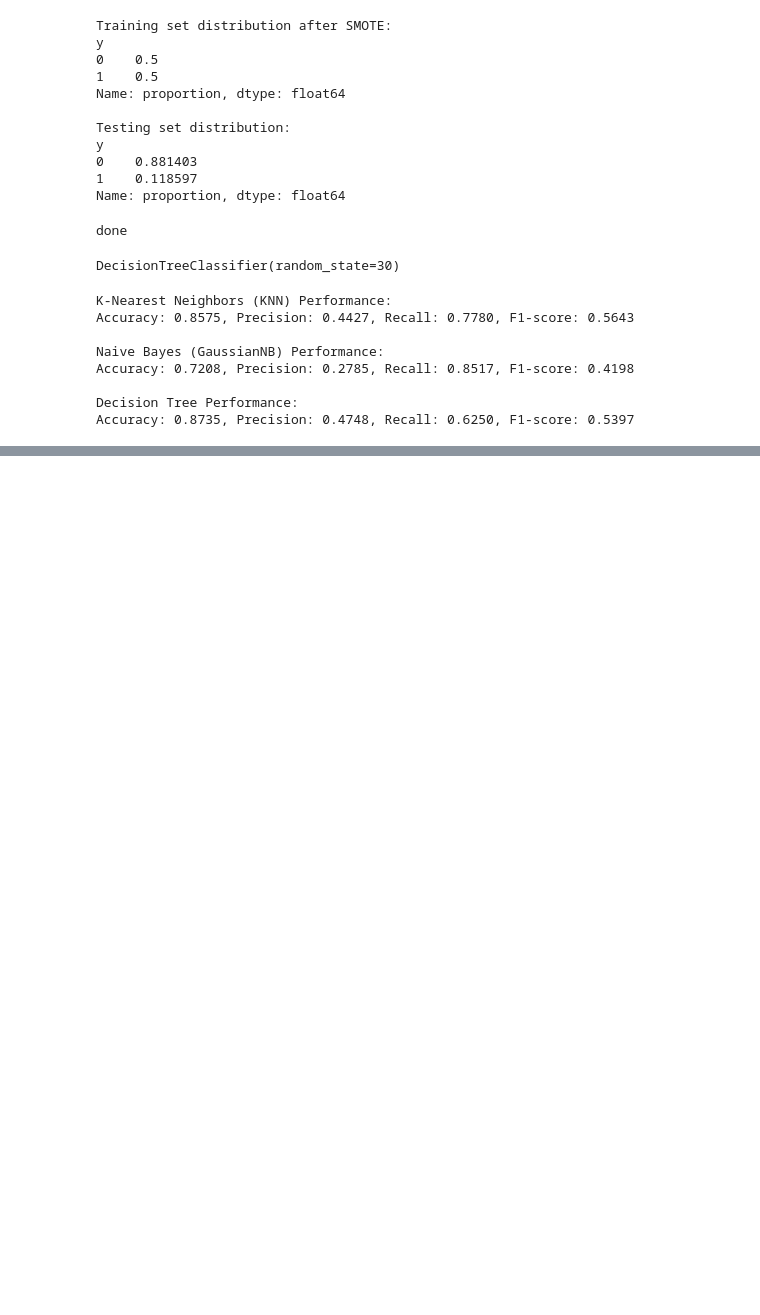
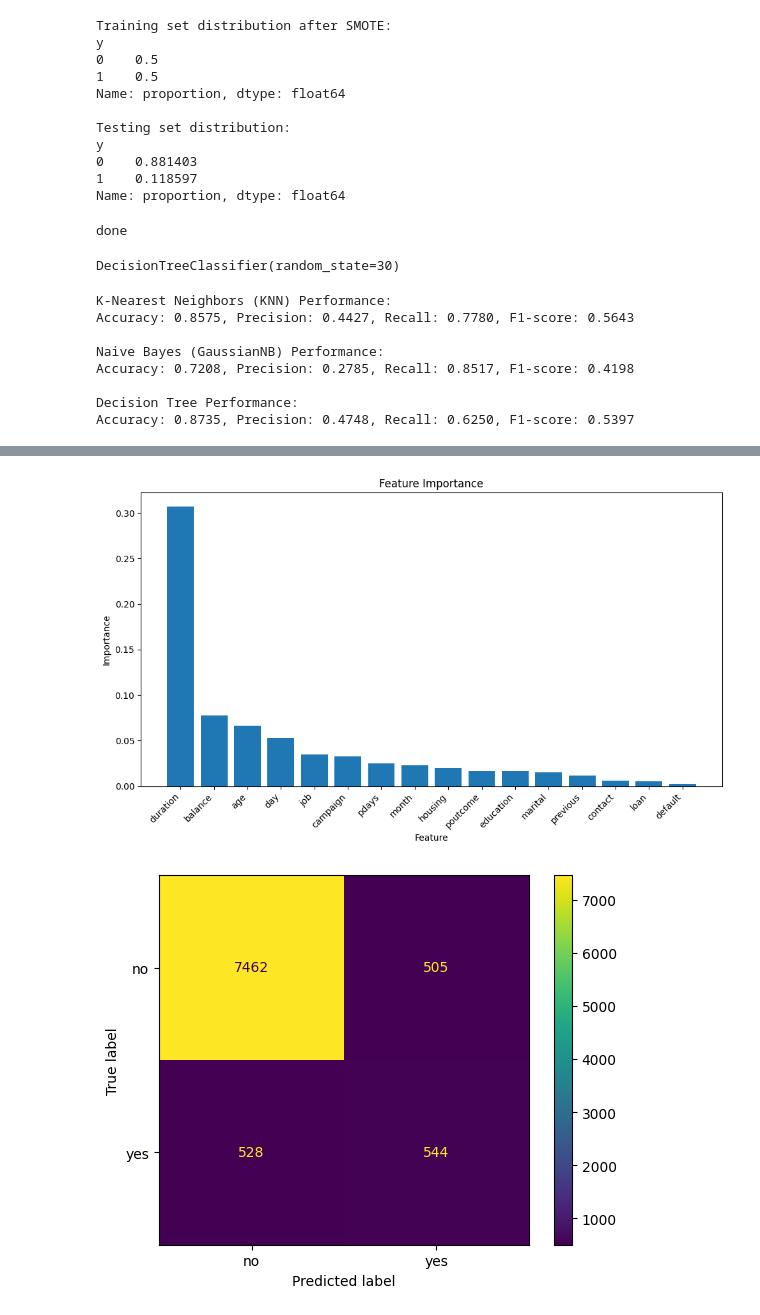
Before and after one commit to DanielCarneiro123/Machine-Learning-Proj, a Jupyter notebook: src/dataset_cleaning.ipynb, the cells around one changed output, grey strips where cells are left out. Drawn from its saved outputs; the diff is of its cells as text; code cells hidden in the pictures; blank space fills up the shorter version.

Commit message:
confusion matrix done

```diff
--- a/src/dataset_cleaning.ipynb
+++ b/src/dataset_cleaning.ipynb
@@ -433,0 +459,11 @@ Accuracy: 0.8735, Precision: 0.4748, Recall: 0.6250, F1-score: 0.5397
+# %%
+tree = DTC(random_state=42)
+tree.fit(X_train, y_train)
+print(f"train accuracy: {tree.score(X_train, y_train)}")
+print(f"test accuracy: {tree.score(X_test, y_test)}")
+print(f"precision score: {precision_score(y_test, tree.predict(X_test))}")
+print(f"recall score: {recall_score(y_test, tree.predict(X_test))}")
+print(f"f1 score: {f1_score(y_test, tree.predict(X_test))}")
+print(f"cross validation score: {cross_val_score(tree, X_train, y_train, cv=5).mean()}")
+print(f"tree depth: {tree.get_depth()}")
+print(f"tree parameters: {tree.get_params()}")
@@ -433,0 +479,28 @@ Accuracy: 0.8735, Precision: 0.4748, Recall: 0.6250, F1-score: 0.5397
+# %%
+imp = tree.feature_importances_
+features_names = tree.feature_names_in_
+sorted_indices = np.argsort(imp)[::-1]
+sorted_imp = imp[sorted_indices]
+sorted_features_names = [features_names[i] for i in sorted_indices]
+
+id_index = sorted_features_names.index('Id')
+del sorted_features_names[id_index]
+sorted_imp = np.delete(sorted_imp, id_index)
+
+plt.figure(figsize=(10, 6))
+plt.bar(sorted_features_names, sorted_imp)
+plt.xlabel('Feature')
+plt.ylabel('Importance')
+plt.title('Feature Importance')
+plt.xticks(rotation=45, ha='right')
+plt.tight_layout()
+plt.show()
+
+y_pred = tree.predict(X_test)
+confusion_matrix_result = confusion_matrix(y_test, y_pred)
+
+ConfusionMatrixDisplay(confusion_matrix = confusion_matrix_result, display_labels = ["no", "yes",]).plot()
+plt.show()
+# %% [output]
+[figure, added]
+[figure, added]
```
Also changed, not shown: parts of 5 cells of this notebook.
